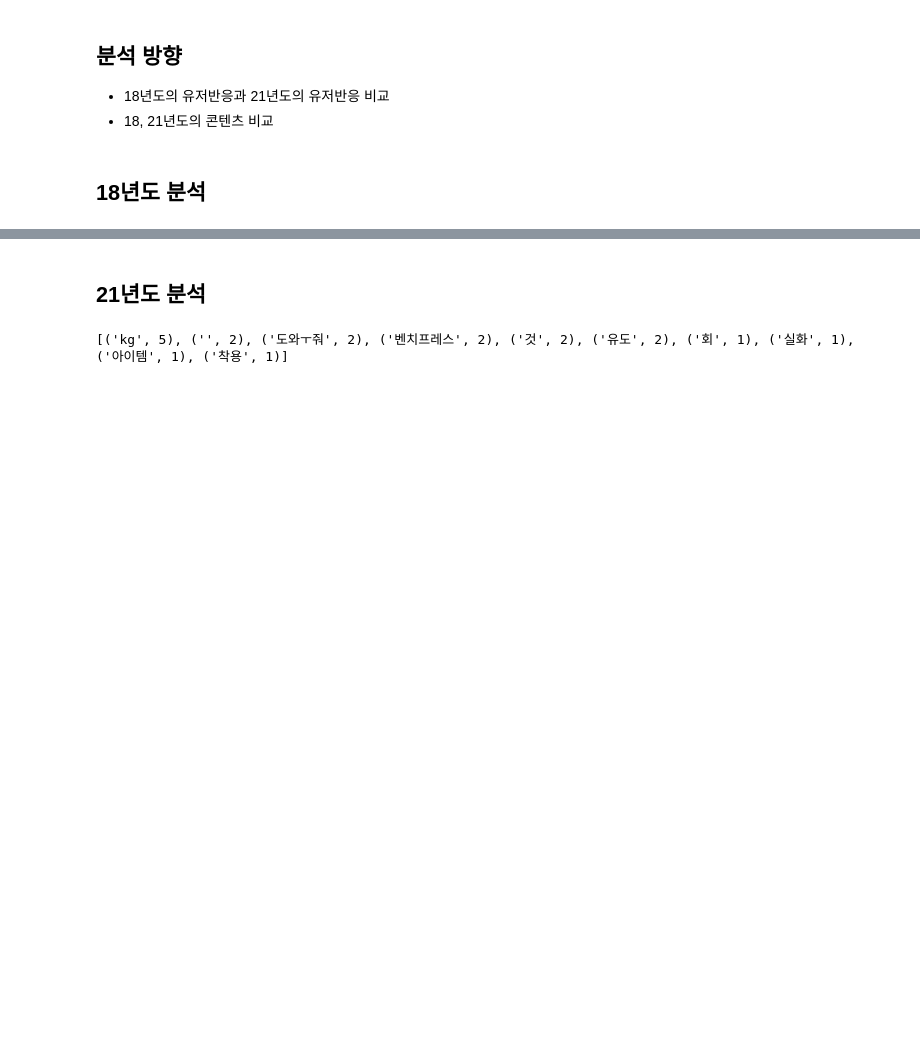
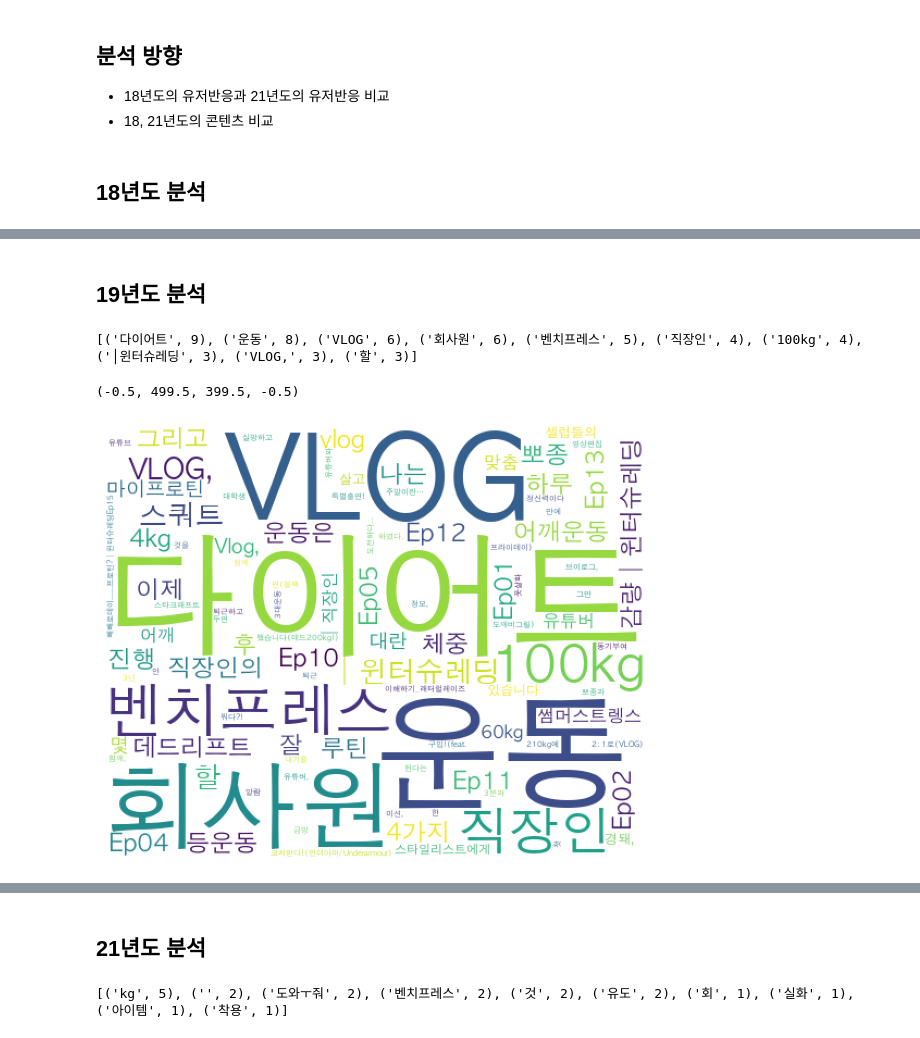
Before and after one commit to DominKim/Data_literacy, a Jupyter notebook: 2.프로젝트/1.경돼/3.스크립트/1.김도민/2_EDA.ipynb, the cells around one changed output, grey strips where cells are left out. Saved outputs shown, nothing was run; the diff lists cells and outputs as text; code cells hidden in the pictures; blank space fills up the shorter version.

```diff
--- a/2.프로젝트/1.경돼/3.스크립트/1.김도민/2_EDA.ipynb
+++ b/2.프로젝트/1.경돼/3.스크립트/1.김도민/2_EDA.ipynb
@@ -337,6 +349,7 @@ use_df["title"] = use_df["title"].apply(lambda x: text_preprocessing(x))
 use_df["comments"] = use_df["comments"].apply(lambda x: comment_preprocessing(x))
 # %%
 df18 = use_df[use_df["published_year"] == 2018].reset_index(drop = True)
+df19 = use_df[use_df["published_year"] == 2019].reset_index(drop = True)
 df21 = use_df[use_df["published_year"] == 2021].reset_index(drop = True)
 # %% [markdown]
 ## 18년도 분석
@@ -388,0 +407,25 @@ plt.axis("off")
+# %% [markdown]
+## 19년도 분석
+# %%
+title19 = {}
+
+for sentence in df19["title"]:
+    lst = sentence.split(" ")
+    for text in lst:
+        title19[text] = title19.get(text, 0) + 1
+
+word_count = Counter(title19)
+top10_word = word_count.most_common(10)
+print(top10_word)
+
+wc = WordCloud(font_path = "/Library/Fonts/AppleGothic.ttf",width=500, height = 400, max_words=100, max_font_size=150, background_color="white")
+
+
+plt.figure(figsize=(16,8))
+wc_result = wc.generate_from_frequencies(title19)
+plt.imshow(wc_result)
+plt.axis("off")
+# %% [output]
+[('다이어트', 9), ('운동', 8), ('VLOG', 6), ('회사원', 6), ('벤치프레스', 5), ('직장인', 4), ('100kg', 4), ('│윈터슈레딩', 3), ('VLOG,', 3), ('할', 3)]
+(-0.5, 499.5, 399.5, -0.5)
+[figure, added]
```
Also changed, not shown: parts of 19 cells of this notebook.
